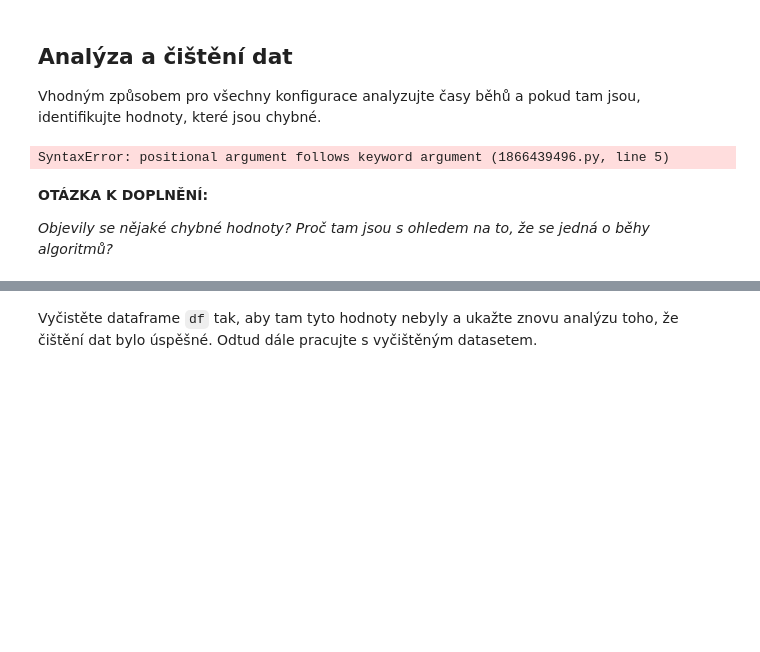
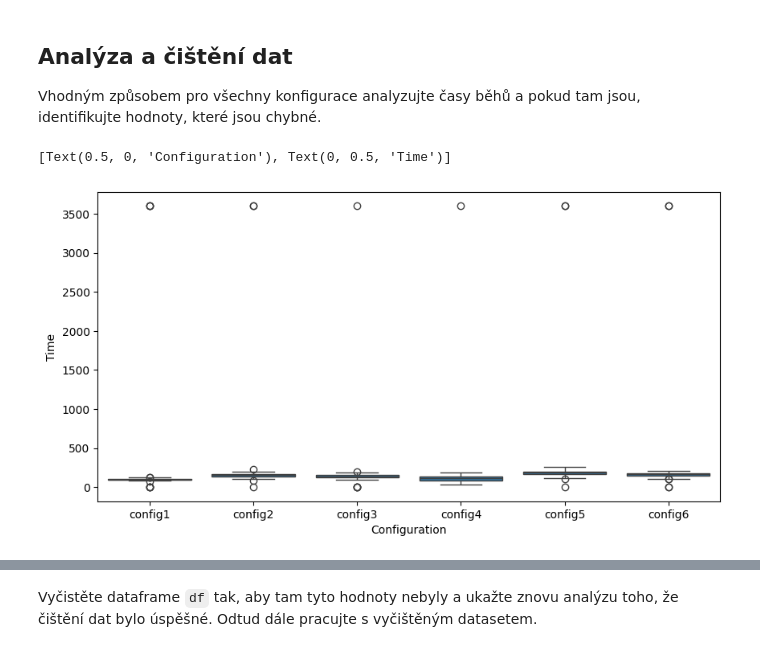
Before and after one commit to jakubKuznik/msp-vut-fit-project-1, a Jupyter notebook: proj1.ipynb, the cells around one changed output, grey strips where cells are left out. Cells and saved outputs as stored; diff of their text form; code cells hidden in the pictures; blank space fills up the shorter version.

```diff
--- a/proj1.ipynb
+++ b/proj1.ipynb
@@ -98,14 +98,15 @@ Vhodným způsobem pro všechny konfigurace analyzujte časy běhů a pokud tam
 # %%
 df = pd.DataFrame(data)
 
-fig, ax = plt.figure(figsize=(10,5))
+# We are using subplots for easier work with x,y labels
+fig, ax = plt.subplots(figsize=(10,5))
 
-ax.set(xlabel="Configuration", ylabel="time", ylim(0,None))
+# For each configuration ->
+#   do boxplot
+sns.boxplot(x='conf', y='time', data=df)
 
-sns.boxplot(x='conf', y='time', data=df)
+# Set axis labels
+ax.set(xlabel="Configuration", ylabel="Time")
 # %% [output]
-SyntaxError: positional argument follows keyword argument (1866439496.py, line 5)
+[Text(0.5, 0, 'Configuration'), Text(0, 0.5, 'Time')]
+[figure, added]
-# %% [markdown]
-__OTÁZKA K DOPLNĚNÍ:__
-
-_Objevily se nějaké chybné hodnoty? Proč tam jsou s ohledem na to, že se jedná o běhy algoritmů?_
```
Also changed, not shown: parts of 1 cell of this notebook.
